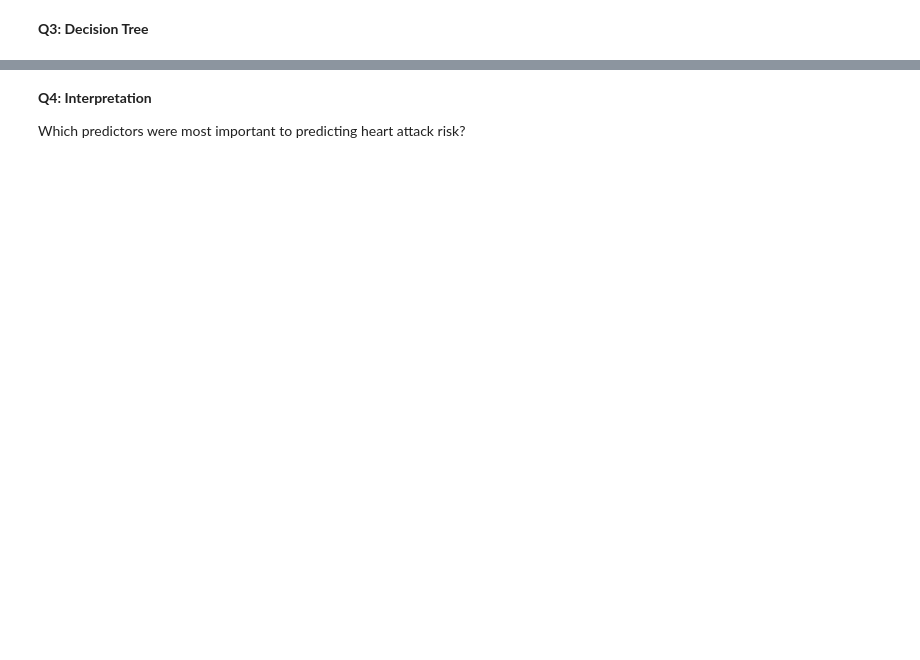
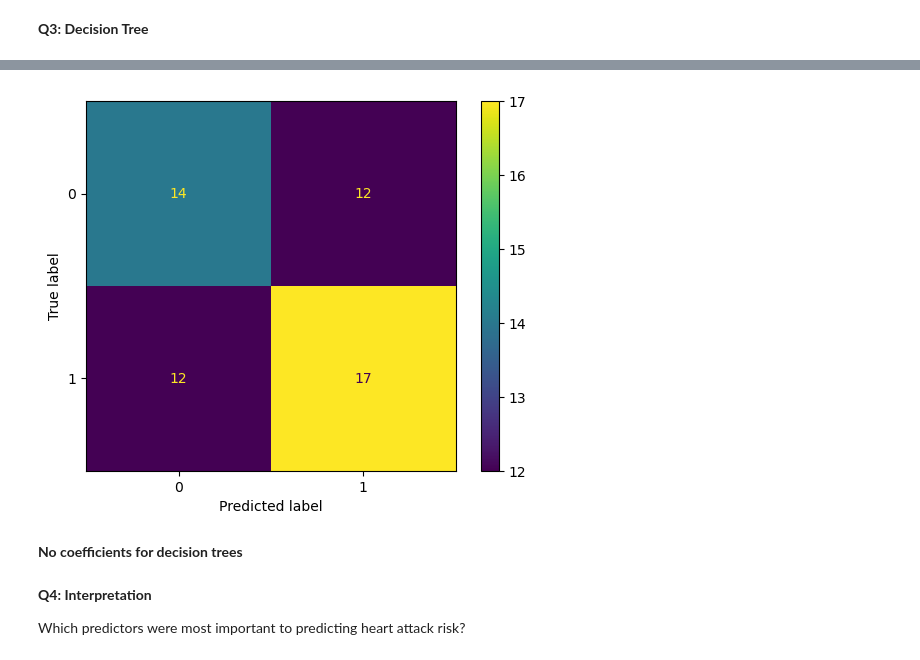
Before and after one commit to BLauf/GSB-544, a Jupyter notebook: labs/lab07/lab_07.ipynb, the cells around one changed output, grey strips where cells are left out. Cells and saved outputs as stored; diff of their text form; code cells hidden in the pictures; blank space fills up the shorter version.

```diff
--- a/labs/lab07/lab_07.ipynb
+++ b/labs/lab07/lab_07.ipynb
@@ -304,7 +344,7 @@ thalach: .8627 -> For every one-unit increase in standardized maximum heart rate
 **Q3: Decision Tree**
 # %%
 #variable selection
-X = ha.drop(["output", "age"], axis = 1)
+X = ha.drop(["output", "age", "chol"], axis = 1)
 y = ha["output"]
 # %%
 #column transformer
@@ -312,7 +352,7 @@ ct = ColumnTransformer(
   [
     #drop = "first" should make it so that division is not included in the model
     ("dummify", OneHotEncoder(sparse_output = False, drop = "first"), ["sex", "cp", "restecg"]),
-    ("standardize", StandardScaler(), ["trtbps", "thalach", "chol"]),
+    ("standardize", StandardScaler(), ["trtbps", "thalach"]),
   ],
   remainder = "drop"
 ).set_output(transform = "pandas")
@@ -321,7 +361,7 @@ ct = ColumnTransformer(
 # ColumnTransformer for interactions only
 ct_inter = ColumnTransformer(
     [
-    ("interaction_1", PolynomialFeatures(degree=2, interaction_only = True, include_bias=False), ["standardize__trtbps", "dummify__cp_1"]),
+    ("interaction_1", PolynomialFeatures(degree=2, interaction_only = True, include_bias=False), ["standardize__trtbps", "dummify__restecg_1"]),
     ],
     remainder="passthrough"
 )
@@ -335,7 +375,5 @@ decision_tree_pipeline = Pipeline([
     ("preprocessing", ct),
     ("interaction", ct_inter),
     #assuming that we dont need to tune logistic regression?
-    ("decision_tree_classifier", DecisionTreeClassifier())
+    ("decision_tree_classifier", DecisionTreeClassifier(ccp_alpha = .01))
 ]).set_output(transform = "pandas")
-
-#tune using ccp_alpha
@@ -348,0 +417,6 @@ roc_auc
+# %%
+#split to train test
+X_train, X_test, y_train, y_test = train_test_split(X, y, test_size=0.2, random_state=42)
+
+#fit data using final model
+decision_tree_pipeline.fit(X_train, y_train)
@@ -349,3 +441,23 @@ roc_auc
+# %%
+#confusion matrix
+#get confusion matrix
+
+# predict y's on X_test
+y_pred = decision_tree_pipeline.predict(X_test)
+
+# generate confusion matrix
+cm = confusion_matrix(y_test, y_pred)
+
+# Display the confusion matrix
+tree_cm = ConfusionMatrixDisplay(confusion_matrix=cm, display_labels=decision_tree_pipeline.named_steps['decision_tree_classifier'].classes_)
+tree_cm.plot()
+
+# extract all the values from the confusion matrix
+tn_tree, fp_tree, fn_tree, tp_tree = cm.ravel()
+# %% [output]
+[figure, added]
+# %% [markdown]
+**No coefficients for decision trees**
 # %% [markdown]
 **Q4: Interpretation**
 
```
Also changed, not shown: parts of 62 cells of this notebook, 1 other file.
